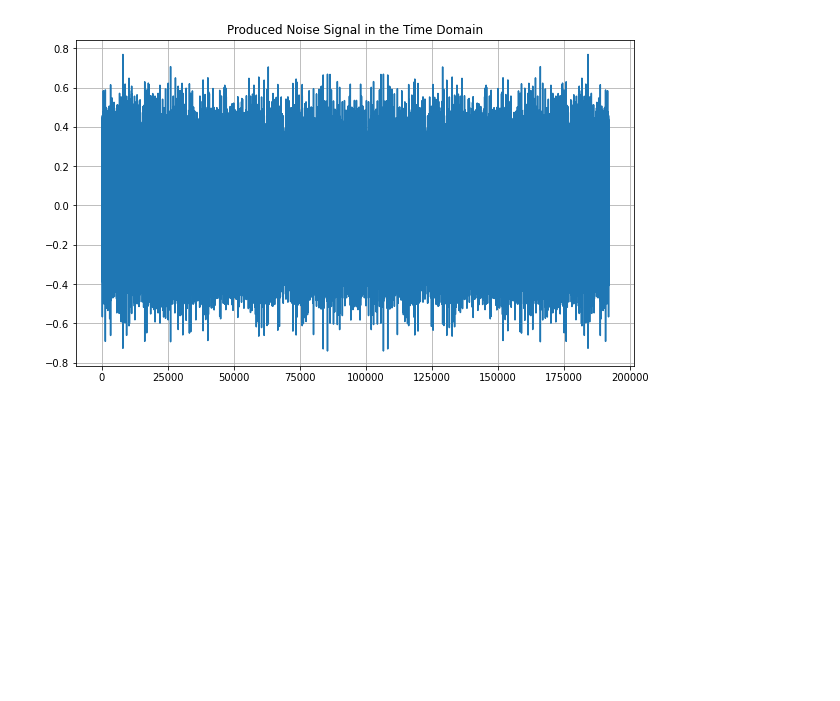
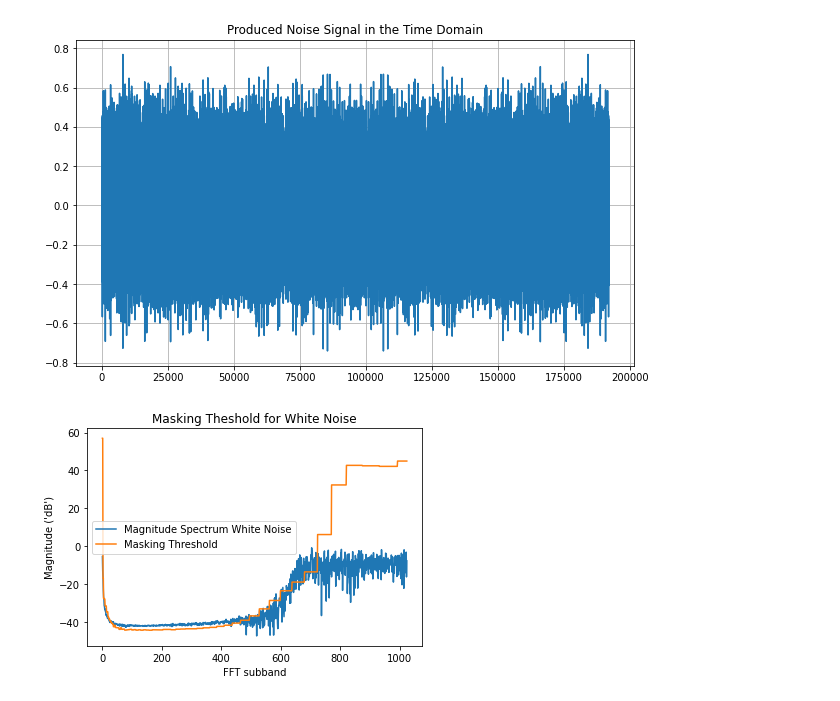
Before and after one commit to TUIlmenauAMS/AudioCoding_Tutorials, a Jupyter notebook: torch_psyacmodel.ipynb, the cells around one changed output. Saved outputs shown, nothing was run; the diff lists cells and outputs as text; code cells hidden in the pictures; blank space fills up the shorter version.

```diff
--- a/torch_psyacmodel.ipynb
+++ b/torch_psyacmodel.ipynb
@@ -441,3 +441,21 @@ display(ipd.Audio(noise,rate=fs))
 [interactive output not drawn]
 [figure]
 [figure]
+# %%
+noise_torch = torch.Tensor.float(torch.from_numpy(noise))
+
+mX=torch.abs(torch.fft.fft(noise_torch[0:2048],norm='ortho'))[0:1025]
+mXbark=mapping2bark_torch(mX,W,nfft)
+#Compute the masking threshold in the Bark domain:
+mTbark=maskingThresholdBark_torch(mXbark,spreadingfuncmatrix,alpha,fs,nfilts)
+#Massking threshold in the original frequency domain
+mT=mappingfrombark_torch(mTbark,W_inv,nfft)
+plt.plot(20*np.log10(mX.detach().numpy()+1e-3))
+plt.plot(20*np.log10(mT.detach().numpy()+1e-3))
+plt.title('Masking Theshold for White Noise')
+plt.legend(('Magnitude Spectrum White Noise','Masking Threshold'))
+plt.xlabel('FFT subband')
+plt.ylabel("Magnitude ('dB')")
+plt.show()
+# %% [output]
+[figure, added]
```
